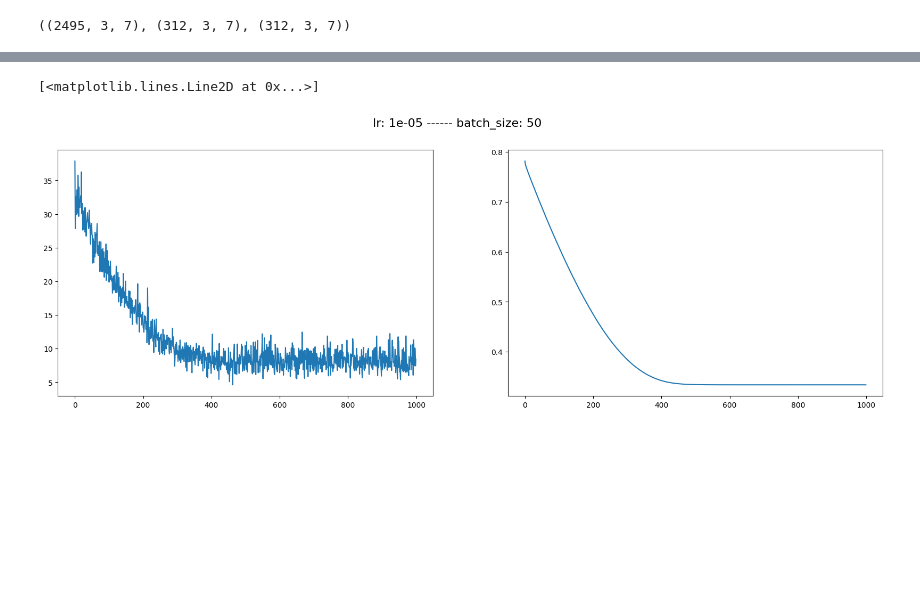
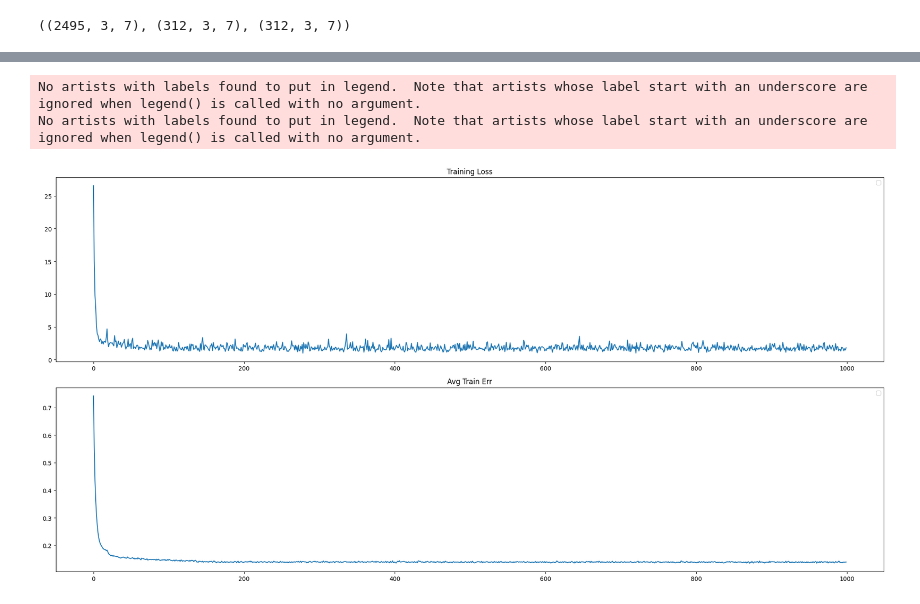
Before and after one commit to jasonchu-dev/Air_Quality_Forecasting, a Jupyter notebook: Untitled.ipynb, the cells around one changed output, grey strips where cells are left out. Cells and saved outputs as stored; diff of their text form; code cells hidden in the pictures; blank space fills up the shorter version.

Commit message:
good model, need cross-val, simplify, tuning

```diff
--- a/Untitled.ipynb
+++ b/Untitled.ipynb
@@ -303,6 +307,11 @@ class CRNN(nn.Module):
             EB(28, 56, 1)
         )
 
+        # self.expansion_cnn = nn.Sequential(
+        #     EB(7, 21, 1),
+        #     EB(21, 56, 1)
+        # )
+
         self.rnn = nn.LSTM(input_size=input_dim, num_layers=layer_dim, hidden_size=hidden_dim, batch_first=True, dropout=dropout)
 
         # self.compression_cnn = nn.Sequential(
@@ -317,7 +326,11 @@ class CRNN(nn.Module):
             CB(18, 9, 1, 1)
         )
 
-        # self.conv1d = nn.Conv1d(7, output_dim, kernel_size=1)
+        # self.compression_cnn = nn.Sequential(
+        #     CB(56, 21, 1, 1),
+        #     CB(21, 7, 1, 1)
+        # )
+
         self.conv1d = nn.Conv1d(9, output_dim, kernel_size=1)
         self.sigmoid = nn.Sigmoid()
 
@@ -347,7 +360,7 @@ lr = 1e-3
 weight_decay = 1e-4
 dropout = 0.3
 
-model = CRNN(input_dim=3, hidden_dim=3, layer_dim=25, output_dim=3, dropout=dropout).to(device)
+model = CRNN(input_dim=3, hidden_dim=3, layer_dim=4, output_dim=3, dropout=dropout).to(device)
 criterion = nn.MSELoss(reduction='sum')
 optimizer = torch.optim.Adam(model.parameters(), lr=lr, weight_decay=weight_decay)
 scheduler = ReduceLROnPlateau(optimizer, mode='min', factor=0.1, patience=25, verbose=True, min_lr=1e-5)
@@ -383,14 +396,10 @@ for epoch in range(1, epochs+1):
 
             valid_avg_error = torch.cat((torch.reshape((torch.sum(abs(label.to(device) - y_pred))/(batch_size*3)),(-1,)),valid_avg_error), dim=0).to(device)
 
-    # scheduler.step(loss)
+    scheduler.step(loss)
     valid_avg_error = float(torch.sum(valid_avg_error)/len(valid_avg_error))
 
     epoch = str(epoch).rjust(4)
-    # train_loss = str(loss.item()).rjust(20)
-    # diff = str(train_avg_error - valid_avg_error).rjust(20)
-    # train_avg_error = str(train_avg_error).rjust(20)
-    # valid_avg_error = str(valid_avg_error).rjust(20)
 
     train_loss = format_number(loss.item(), length=18)
     diff = format_number(train_avg_error - valid_avg_error)
@@ -399,5 +408,5 @@ for epoch in range(1, epochs+1):
 
     print(f'Epoch: {epoch} | Loss: {train_loss} | Train Avg Err: {train_avg_error} | Valid Avg Err: {valid_avg_error} | Err Diff: {diff}')
     loss_pts.append(loss.item())
-    err_pts.append(train_avg_error)
+    err_pts.append(float(train_avg_error))
 # %% [output]
@@ -440,13 +430,23 @@ KeyboardInterrupt:
 # %%
-# plt.plot(loss_pts)
+import matplotlib.pyplot as plt
+from matplotlib.ticker import MaxNLocator, FuncFormatter
 
-fig, (ax1, ax2) = plt.subplots(1, 2, figsize=(20, 6))
-fig.suptitle(f'lr: {lr} ------ batch_size: {batch_size}', fontsize=16)
-ax1.plot(loss_pts)
-ax2.plot(err_pts)
+fig, axes = plt.subplots(2, 1, figsize=(20, 10))
+
+axes[0].set_title('Training Loss')
+axes[0].plot(loss_pts)
+axes[0].legend()
+
+axes[1].set_title('Avg Train Err')
+axes[1].plot(err_pts)
+axes[1].legend()
+
+plt.tight_layout()
+plt.show()
 # %% [output]
-[<matplotlib.lines.Line2D at 0x...>]
+No artists with labels found to put in legend.  Note that artists whose label start with an underscore are ignored when legend() is called with no argument.
+No artists with labels found to put in legend.  Note that artists whose label start with an underscore are ignored when legend() is called with no argument.
-[figure, old version]
+[figure, new version]
 # %%
 model.eval()
 
```
Also changed, not shown: parts of 9 cells of this notebook.
